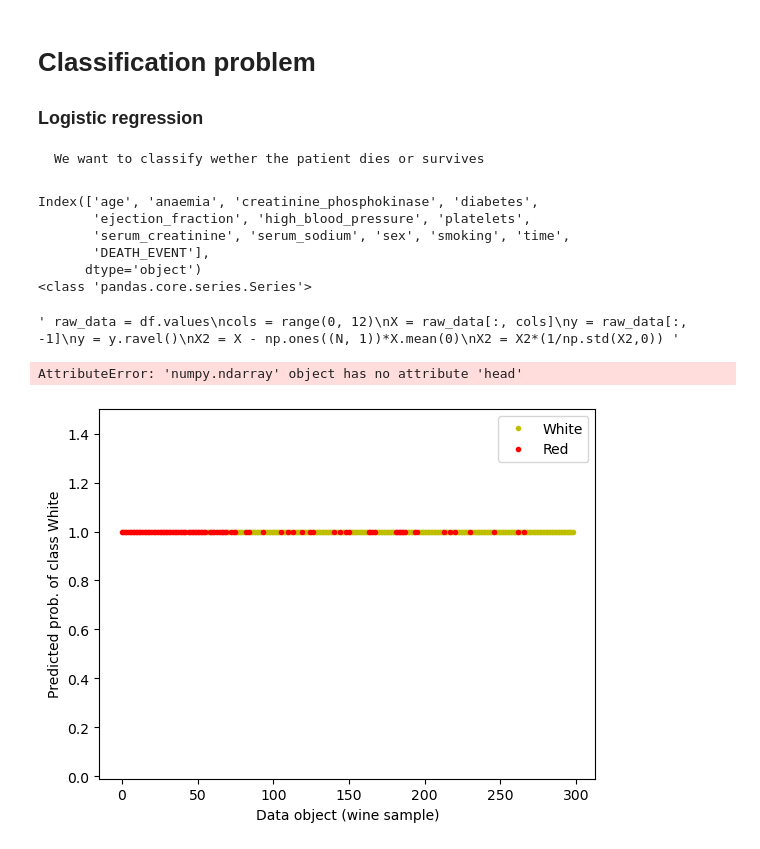
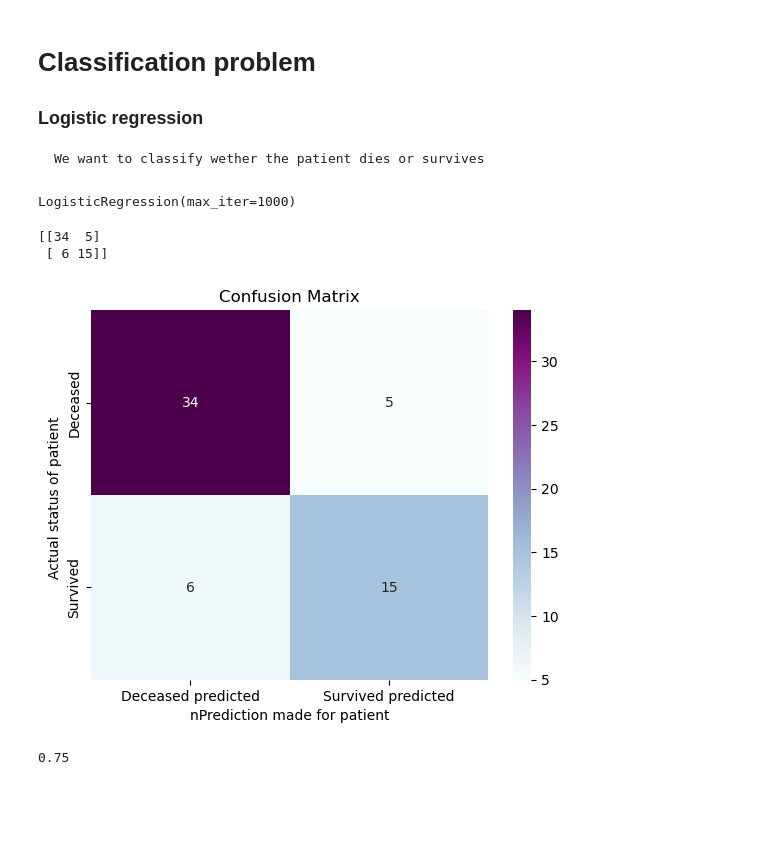
Before and after one commit to Erik100001000000/code, a Jupyter notebook: logistic_regression.ipynb, the cells around one changed output. Cells and saved outputs as stored; diff of their text form; code cells hidden in the pictures; blank space fills up the shorter version.

Commit message:
Added confusion matrix to logistic regression

```diff
--- a/logistic_regression.ipynb
+++ b/logistic_regression.ipynb
@@ -13,45 +18,34 @@ import numpy as np
 # %%
 filename = 'heart_failure_clinical_records_dataset.csv'
 df = pd.read_csv(filename)
-print(df.columns)
 y = df['DEATH_EVENT']
 X = df.drop(['DEATH_EVENT'], axis = 1)
 N, M = X.shape
-""" raw_data = df.values
-cols = range(0, 12)
-X = raw_data[:, cols]
-y = raw_data[:, -1]
-y = y.ravel()
-X2 = X - np.ones((N, 1))*X.mean(0)
-X2 = X2*(1/np.std(X2,0)) """
+x_train, x_test, y_train, y_test = sklearn.model_selection.train_test_split(X,y, test_size= 0.2)
-# %% [output]
-Index(['age', 'anaemia', 'creatinine_phosphokinase', 'diabetes',
-       'ejection_fraction', 'high_blood_pressure', 'platelets',
-       'serum_creatinine', 'serum_sodium', 'sex', 'smoking', 'time',
-       'DEATH_EVENT'],
-      dtype='object')
-<class 'pandas.core.series.Series'>
-' raw_data = df.values\ncols = range(0, 12)\nX = raw_data[:, cols]\ny = raw_data[:, -1]\ny = y.ravel()\nX2 = X - np.ones((N, 1))*X.mean(0)\nX2 = X2*(1/np.std(X2,0)) '
-# %%
-X.head()
-# %% [output]
-AttributeError: 'numpy.ndarray' object has no attribute 'head'
-# %%
-model = lm.LogisticRegression()
-model = model.fit(X2,y)
-y_est = model.predict(X)
-y_est_white_prob = model.predict_proba(X)[:, 0]
-
-misclass_rate = np.sum(y_est != y) / float(len(y_est))
-f = figure();
-class0_ids = np.nonzero(y==0)[0].tolist()
-plot(class0_ids, y_est_white_prob[class0_ids], '.y')
-class1_ids = np.nonzero(y==1)[0].tolist()
-plot(class1_ids, y_est_white_prob[class1_ids], '.r')
-xlabel('Data object (wine sample)'); ylabel('Predicted prob. of class White');
-legend(['White', 'Red'])
-ylim(-0.01,1.5)
-
-show()
-# %% [output]
-[figure, removed]
+# %%
+log_reg = lm.LogisticRegression(max_iter= 1000)
+log_reg.fit(x_train,y_train)
+# %% [output]
+LogisticRegression(max_iter=1000)
+# %%
+y_pred = log_reg.predict(x_test)
+
+ConfusionMatrix = confusion_matrix(y_test, y_pred)
+print(ConfusionMatrix)
+
+ax = sns.heatmap(ConfusionMatrix, annot=True, cmap="BuPu")
+ax.set_title("Confusion Matrix");
+ax.set_xlabel("nPrediction made for patient")
+ax.set_ylabel("Actual status of patient ");
+## Ticket labels – List must be in alphabetical order
+ax.xaxis.set_ticklabels(["Deceased predicted","Survived predicted"])
+ax.yaxis.set_ticklabels(["Deceased","Survived"])
+## Display the visualization of the Confusion Matrix.
+plt.show()
+
+precision_score(y_test, y_pred)
+# %% [output]
+[[34  5]
+ [ 6 15]]
+[figure, added]
+0.75
```
Also changed, not shown: parts of 2 cells of this notebook, 2 other files.
